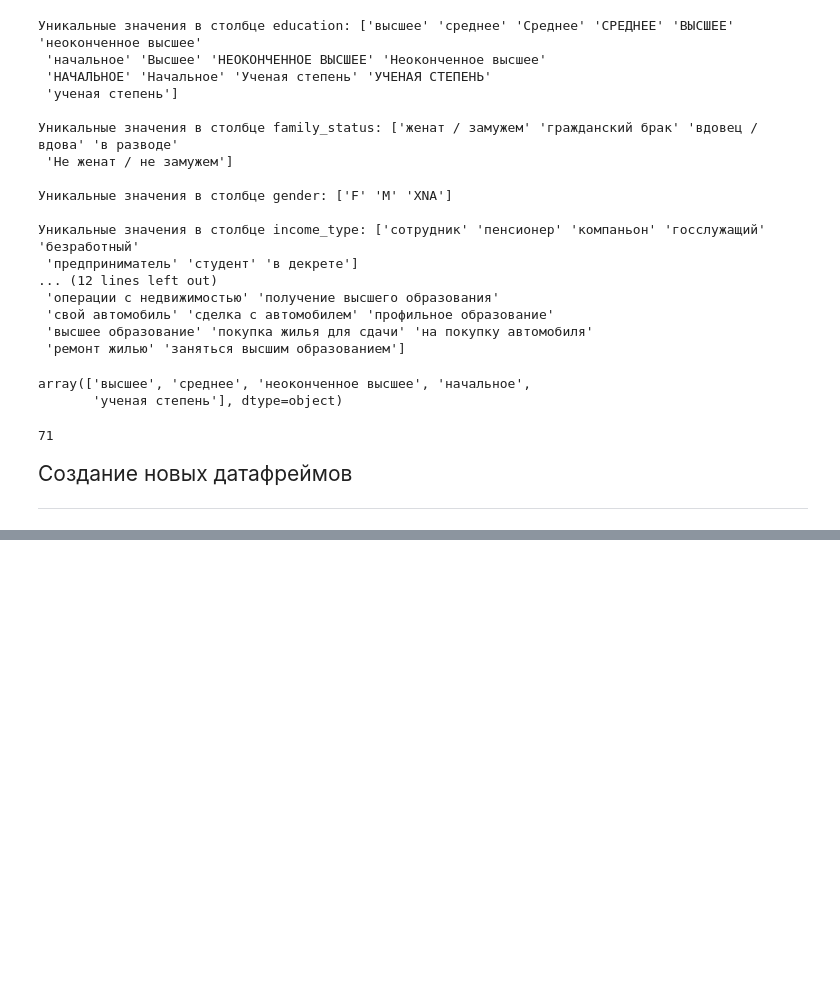
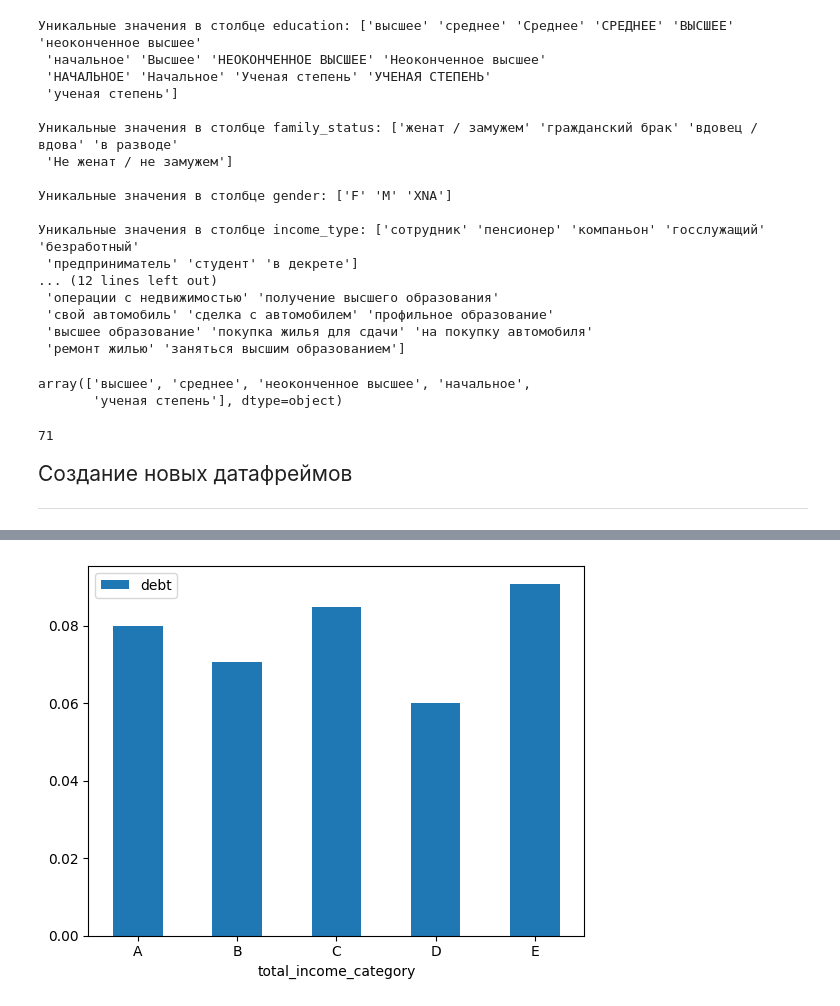
Before and after one commit to hactac9i/YaPrak, a Jupyter notebook: project_credit.ipynb, the cells around one changed output, grey strips where cells are left out. Cells and saved outputs as stored; diff of their text form; code cells hidden in the pictures; blank space fills up the shorter version.

```diff
--- a/project_credit.ipynb
+++ b/project_credit.ipynb
@@ -269,0 +458,4 @@ ________________________________________________________________________________
+# %%
+# зависимость между уровнем дохода и возвратом кредита в срок
+income_pivot = df.pivot_table(index='total_income_category', values='debt', aggfunc='mean')
+income_pivot
@@ -269,0 +470,5 @@ ________________________________________________________________________________
+# %%
+income_pivot.plot(kind='bar', rot=0)
+plt.show()
+# %% [output]
+[figure, added]
```
Also changed, not shown: parts of 29 cells of this notebook, 1 other file.
